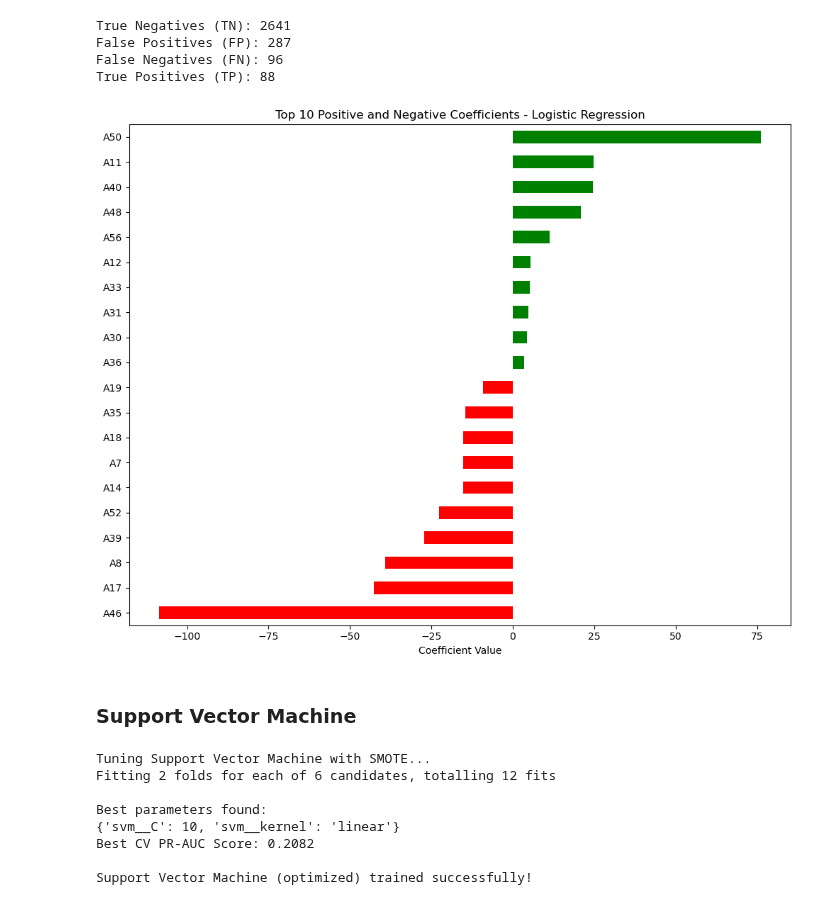
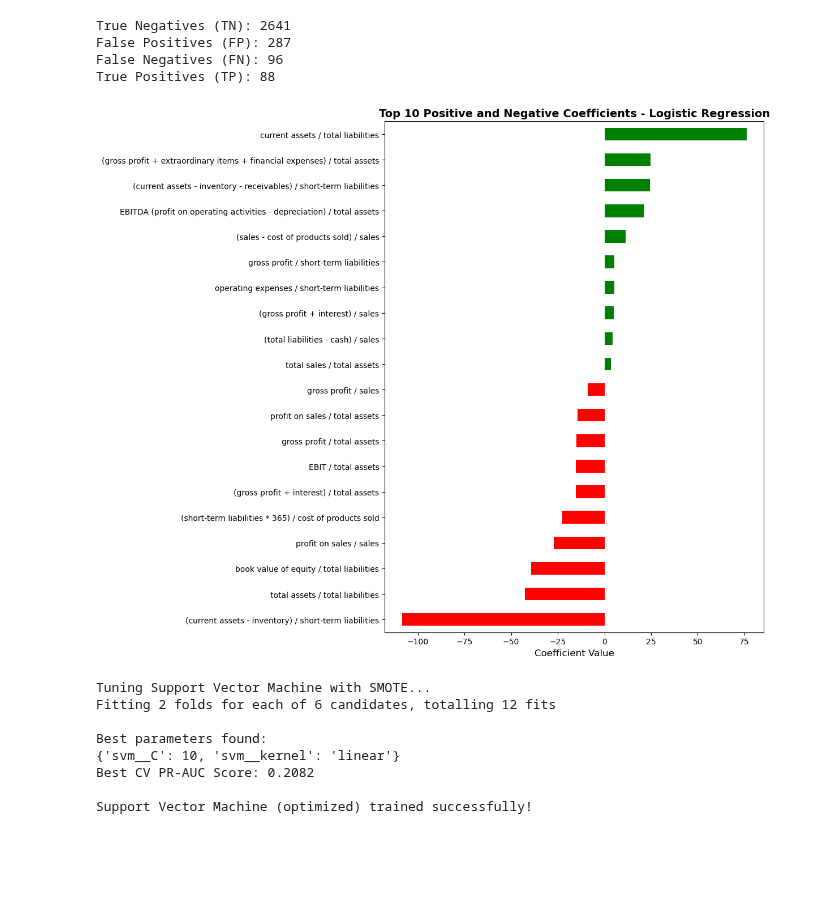
Before and after one commit to krzysztofpk14/Bankrupcy-Prediction, a Jupyter notebook: Company_bankruptcy_prediction.ipynb, the cells around one changed output. Saved outputs shown, nothing was run; the diff lists cells and outputs as text; code cells hidden in the pictures; blank space fills up the shorter version.

```diff
--- a/Company_bankruptcy_prediction.ipynb
+++ b/Company_bankruptcy_prediction.ipynb
@@ -843,26 +853,28 @@ True Positives (TP): 88
 # %%
 # Feature coefficients from optimized Logistic Regression
 # Get coefficients from the fitted LogisticRegression model
 lr_model = best_lr_pipeline.named_steps['lr']
 coefficients = lr_model.coef_[0]
 coef_series = pd.Series(coefficients, index=X.columns).sort_values(ascending=False)
 
-plt.figure(figsize=(10, 8))
+# Create readable coefficient series
+coef_readable = coef_series.copy()
+coef_readable.index = coef_readable.index.map(lambda x: data_dict.get(x, x))
+
+plt.figure(figsize=(12, 10))
 # Plot top positive and top negative coefficients
 top_n = 10
-top_positive = coef_series.head(top_n).sort_values()
-top_negative = coef_series.tail(top_n).sort_values()
+top_positive = coef_readable.head(top_n).sort_values()
+top_negative = coef_readable.tail(top_n).sort_values()
 
 combined = pd.concat([top_negative, top_positive])
 combined.plot(kind="barh", color=['red' if x < 0 else 'green' for x in combined.values])
-plt.title("Top 10 Positive and Negative Coefficients - Logistic Regression")
-plt.xlabel("Coefficient Value")
+plt.title("Top 10 Positive and Negative Coefficients - Logistic Regression", fontsize=14, fontweight='bold')
+plt.xlabel("Coefficient Value", fontsize=12)
 plt.tight_layout()
 plt.show()
 # %% [output]
-[figure, old version]
+[figure, new version]
-# %% [markdown]
-### Support Vector Machine
 # %%
 # Support Vector Machine with Grid Search and evaluation
 svm_pipeline = ImbPipeline(steps=[
```
Also changed, not shown: parts of 4 cells of this notebook.
